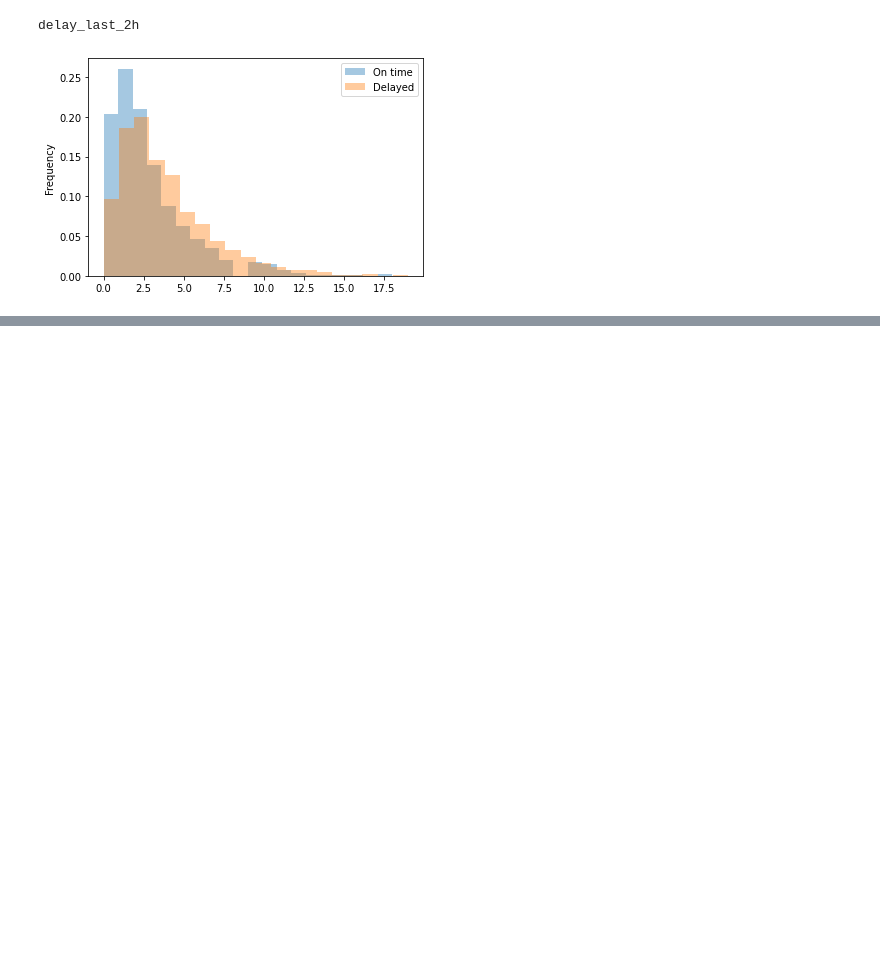
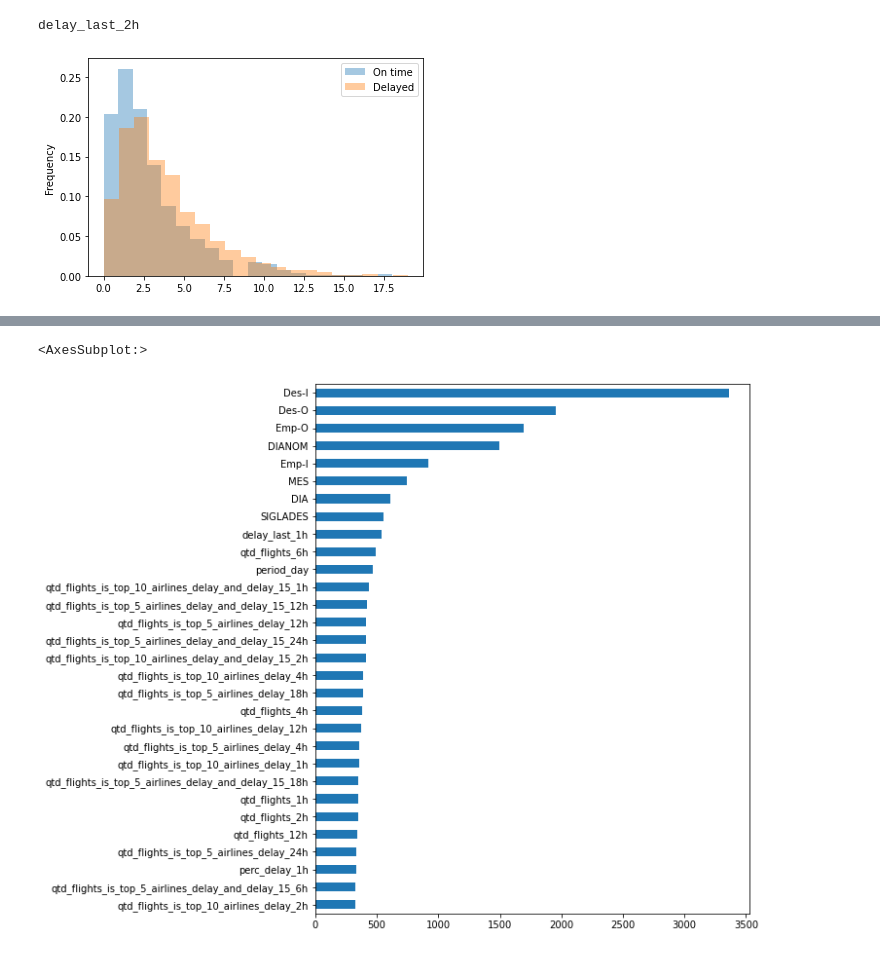
Before and after one commit to giopalmieri/dschallenge-latam, a Jupyter notebook: solution.ipynb, the cells around one changed output, grey strips where cells are left out. Saved outputs shown, nothing was run; the diff lists cells and outputs as text; code cells hidden in the pictures; blank space fills up the shorter version.

```diff
--- a/solution.ipynb
+++ b/solution.ipynb
@@ -384,0 +784,6 @@ delay_last_2h
+# %%
+feat_imp = pd.Series(bst.feature_importance(), index=x_train.columns)
+feat_imp.nlargest(30).sort_values(ascending=True).plot(kind='barh', figsize=(8,10))
+# %% [output]
+<AxesSubplot:>
+[figure, added]
```
Also changed, not shown: parts of 20 cells of this notebook.
